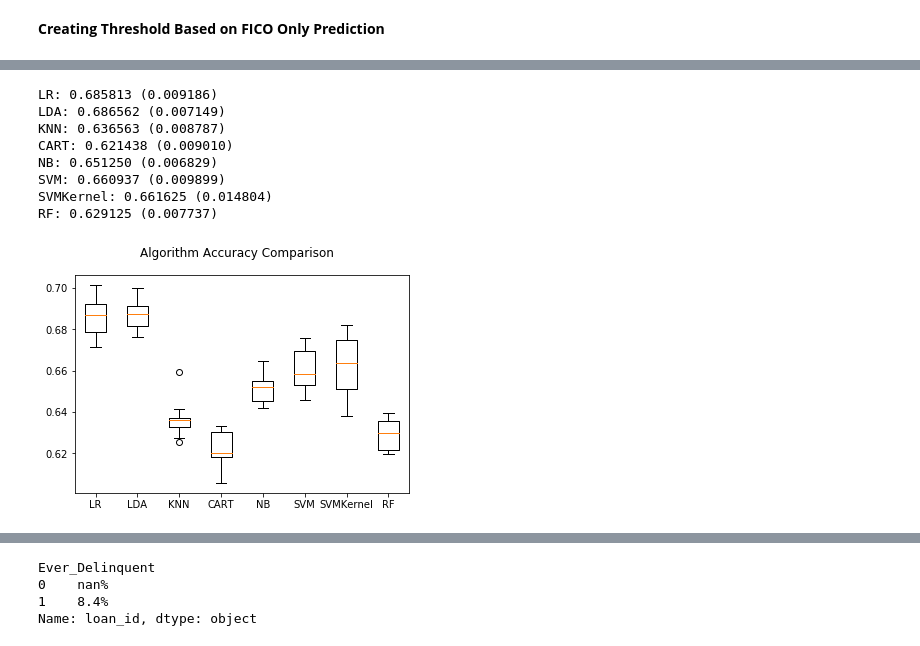
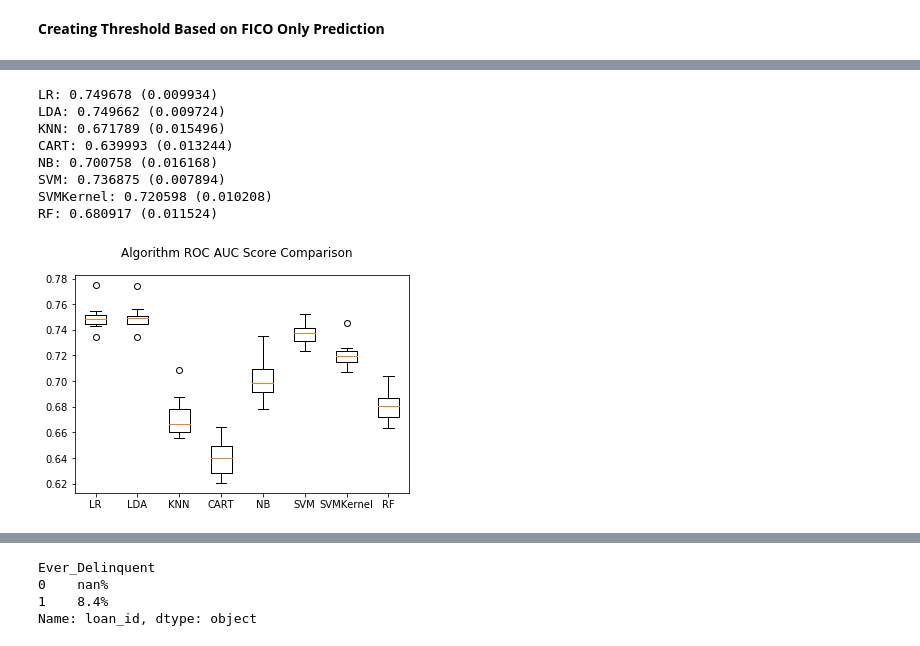
Before and after one commit to liuwanfei/Capstone-Projects, a Jupyter notebook: Loan Default Classification - Code Review V1.ipynb, the cells around one changed output, grey strips where cells are left out. Cells and saved outputs as stored; diff of their text form; code cells hidden in the pictures.

```diff
--- a/Loan Default Classification - Code Review V1.ipynb
+++ b/Loan Default Classification - Code Review V1.ipynb
@@ -300,10 +349,9 @@ y = df_model.iloc[:,-1].values
 - Create dummy variables for fields which have more than 2 values
 # %%
 feature_ls = ['loan_purp', 'prop_type', 'occ_stat', 'dti_new', 'FICO_new',
-              'ltv_new', 'fhb_flag', 'MI_chl', 'no_bor','ory'
-             ]
+              'ltv_new', 'fhb_flag', 'MI_chl', 'no_bor','ory']
 
-df_X = pd.DataFrame(X, columns = feature_ls)
+df_X = pd.DataFrame(X, columns=feature_ls)
 
 # Create dummy variable and drop one value for each feature
 df_X_dummy = pd.get_dummies(df_X, drop_first=True).astype(np.int64)
@@ -391,9 +411,0 @@ classifier_dict = {'LogisticReg': LogisticRegression(random_state = 0),
-# %%
-performance_dict = {}
-
-for clf in classifiers:
-    clf.fit(X_train, y_train)
-    pred = clf.predict(X_test)
-    performance_dict[clf] = [roc_auc_score(y_test, pred)]
-
-pd.DataFrame(performance_dict)
@@ -403,56 +412,44 @@ pd.DataFrame(performance_dict)
 # %%
-# Alternative Way to Show roc_auc_score
-
 # prepare models
 models = []
-models.append(('LR', LogisticRegression()))
+models.append(('LR', LogisticRegression(random_state=0)))
 models.append(('LDA', LinearDiscriminantAnalysis()))
-models.append(('KNN', KNeighborsClassifier()))
-models.append(('CART', DecisionTreeClassifier()))
+models.append(('KNN', KNeighborsClassifier(n_neighbors=5, metric='minkowski', p=2)))
+models.append(('CART', DecisionTreeClassifier(criterion='entropy')))
 models.append(('NB', GaussianNB()))
-models.append(('SVM', SVC()))
-models.append(('SVMKernel', SVC(kernel = "poly")))
-models.append(('RF', RandomForestClassifier()))
+models.append(('SVM', SVC(kernel="linear")))
+models.append(('SVMKernel', SVC(kernel="poly")))
+models.append(('RF', RandomForestClassifier(n_estimators=100, criterion='entropy')))
-# %%
-results = []
-names = []
-for name, model in models:
-    model.fit(X_train, y_train)
-    pred = model.predict(X_test)
-    roc_auc = roc_auc_score(y_test, pred)
-    #results.append(roc_auc)
-    #names.append(name)
-    #msg = "%s: %f" % (name, roc_auc_score)
 # %%
 # prepare configuration for cross validation test harness
 seed = 7
 
-# Compare accuracy score among different models
+# Compare AUC score among different models
 results = []
 names = []
-scoring = 'accuracy'
+scoring = 'roc_auc'
 for name, model in models:
 	kfold = model_selection.KFold(n_splits=10, random_state=seed)
 	cv_results = model_selection.cross_val_score(model, X_train, y_train, cv=kfold, scoring=scoring)
 	results.append(cv_results)
 	names.append(name)
 	msg = "%s: %f (%f)" % (name, cv_results.mean(), cv_results.std())
 	print(msg)
 
 # boxplot algorithm comparison
 fig = plt.figure()
-fig.suptitle('Algorithm Accuracy Comparison')
+fig.suptitle('Algorithm ROC AUC Score Comparison')
 ax = fig.add_subplot(111)
 plt.boxplot(results)
 ax.set_xticklabels(names)
 plt.show()
 # %% [output]
-LR: 0.685813 (0.009186)
-LDA: 0.686562 (0.007149)
-KNN: 0.636563 (0.008787)
-CART: 0.621438 (0.009010)
-NB: 0.651250 (0.006829)
-SVM: 0.660937 (0.009899)
-SVMKernel: 0.661625 (0.014804)
-RF: 0.629125 (0.007737)
+LR: 0.749678 (0.009934)
+LDA: 0.749662 (0.009724)
+KNN: 0.671789 (0.015496)
+CART: 0.639993 (0.013244)
+NB: 0.700758 (0.016168)
+SVM: 0.736875 (0.007894)
+SVMKernel: 0.720598 (0.010208)
+RF: 0.680917 (0.011524)
-[figure, old version]
+[figure, new version]
```
Also changed, not shown: parts of 52 cells of this notebook.
